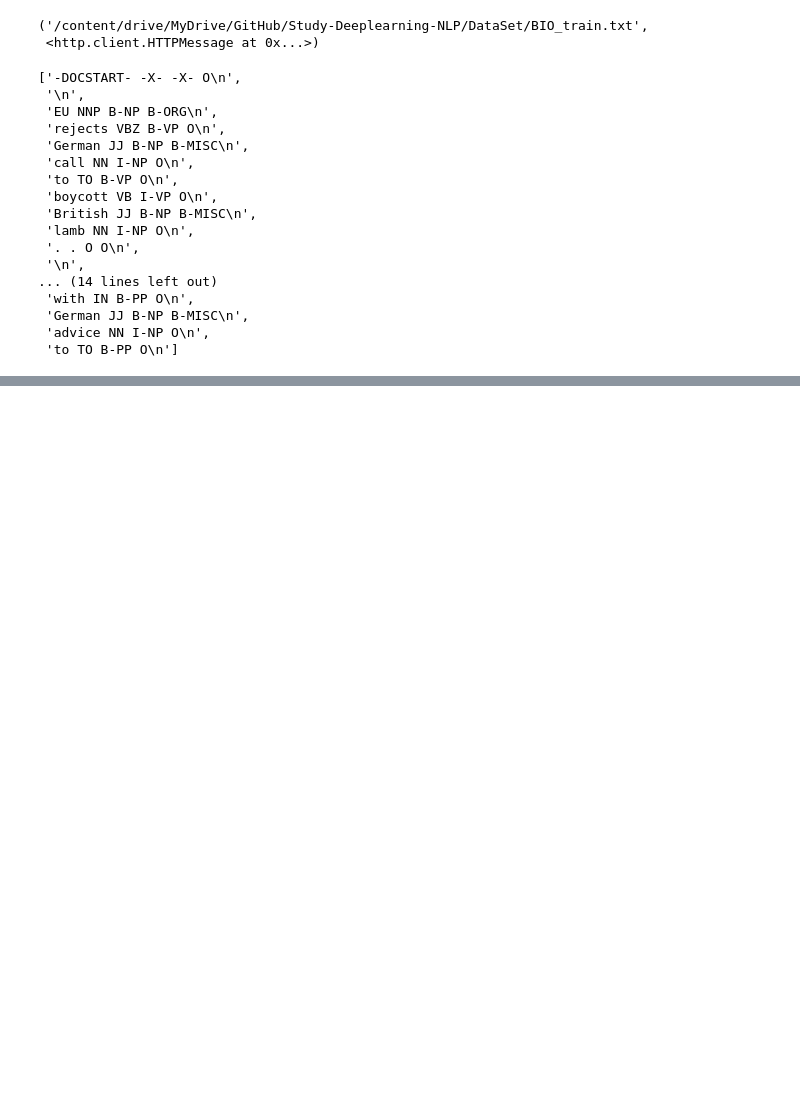
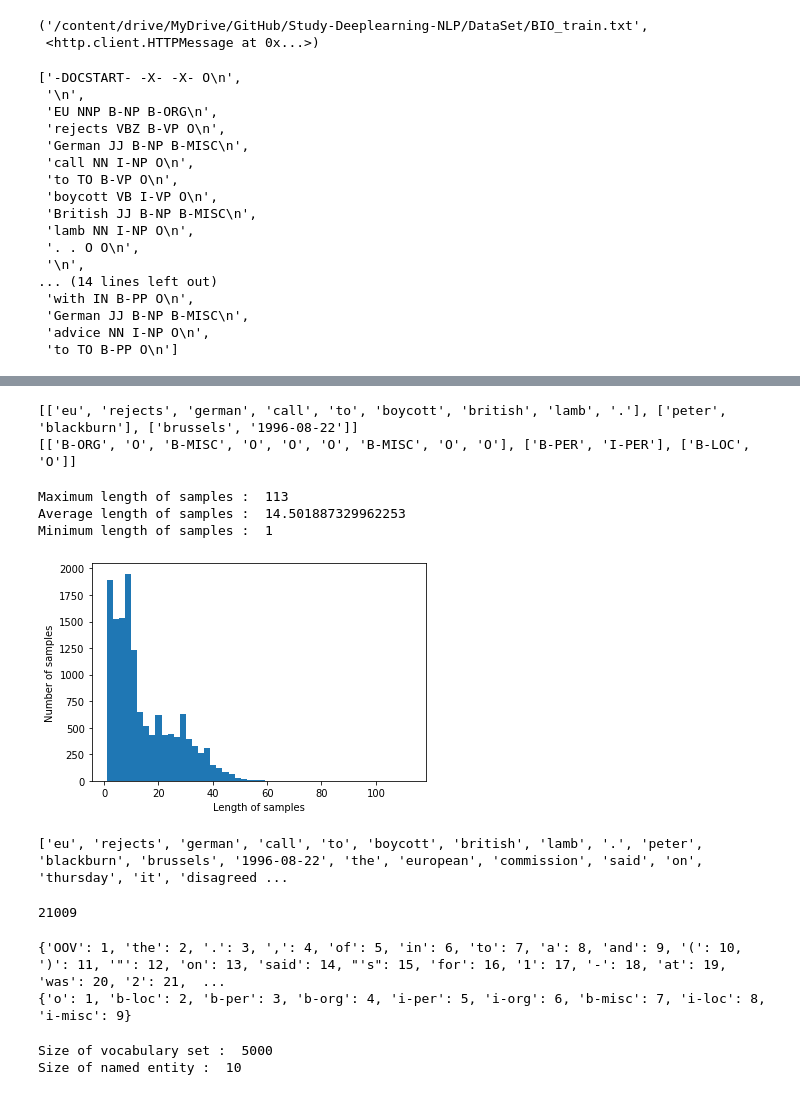
Before and after one commit to Sion1225/Study-Deeplearning-NLP, a Jupyter notebook: BIO_tagging.ipynb, the cells around one changed output, grey strips where cells are left out. Drawn from its saved outputs; the diff is of its cells as text; code cells hidden in the pictures; blank space fills up the shorter version.

```diff
--- a/BIO_tagging.ipynb
+++ b/BIO_tagging.ipynb
@@ -70,0 +78,56 @@ Length of Samples:  14038
+# %%
+sentences, ner_tags = [], []
+
+for tagged_sentence in tagged_sentences :
+    sentence, tag_info = zip(*tagged_sentence) #unpacking
+    sentences.append(list(sentence))
+    ner_tags.append(list(tag_info))
+
+print(sentences[:3])
+print(ner_tags[:3])
+# %% [output]
+[['eu', 'rejects', 'german', 'call', 'to', 'boycott', 'british', 'lamb', '.'], ['peter', 'blackburn'], ['brussels', '1996-08-22']]
+[['B-ORG', 'O', 'B-MISC', 'O', 'O', 'O', 'B-MISC', 'O', 'O'], ['B-PER', 'I-PER'], ['B-LOC', 'O']]
+# %%
+print("Maximum length of samples : ", max(len(sentence) for sentence in sentences))
+print("Average length of samples : ", (sum(map(len,sentences))/len(sentences)))
+print("Minimum length of samples : ", min(len(sentence) for sentence in sentences))
+
+plt.hist([len(sentence) for sentence in sentences], bins=50)
+plt.xlabel("Length of samples")
+plt.ylabel("Number of samples")
+plt.show()
+# %% [output]
+Maximum length of samples :  113
+Average length of samples :  14.501887329962253
+Minimum length of samples :  1
+[figure, added]
+# %%
+temp = sum(sentences,[])
+# %% [output]
+['eu', 'rejects', 'german', 'call', 'to', 'boycott', 'british', 'lamb', '.', 'peter', 'blackburn', 'brussels', '1996-08-22', 'the', 'european', 'commission', 'said', 'on', 'thursday', 'it', 'disagreed ...
+# %%
+print(len(set(temp)))
+# %% [output]
+21009
+# %%
+vocab_size = 5000
+
+#Integer Encoding
+src_tokenizer = Tokenizer(num_words=vocab_size, oov_token="OOV")
+src_tokenizer.fit_on_texts(sentences)
+print(src_tokenizer.word_index)
+
+tar_tokenizer = Tokenizer()
+tar_tokenizer.fit_on_texts(ner_tags)
+print(tar_tokenizer.word_index)
+# %% [output]
+{'OOV': 1, 'the': 2, '.': 3, ',': 4, 'of': 5, 'in': 6, 'to': 7, 'a': 8, 'and': 9, '(': 10, ')': 11, '"': 12, 'on': 13, 'said': 14, "'s": 15, 'for': 16, '1': 17, '-': 18, 'at': 19, 'was': 20, '2': 21,  ...
+{'o': 1, 'b-loc': 2, 'b-per': 3, 'b-org': 4, 'i-per': 5, 'i-org': 6, 'b-misc': 7, 'i-loc': 8, 'i-misc': 9}
+# %%
+tag_size = len(tar_tokenizer.word_index) + 1
+print("Size of vocabulary set : ", vocab_size)
+print("Size of named entity : ", tag_size)
+# %% [output]
+Size of vocabulary set :  5000
+Size of named entity :  10
```
Also changed, not shown: parts of 6 cells of this notebook.
